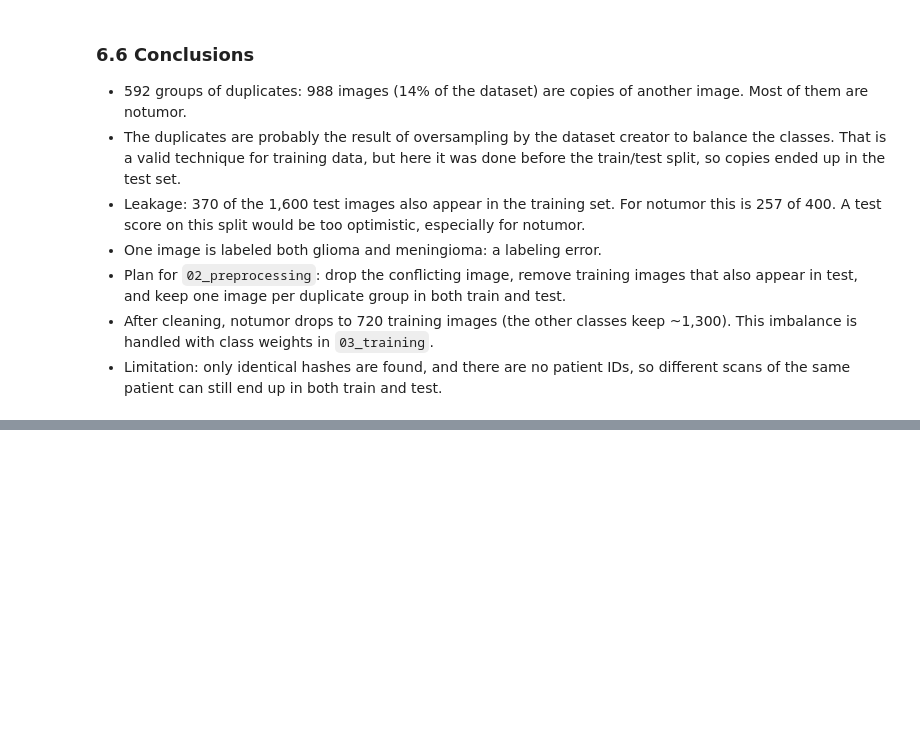
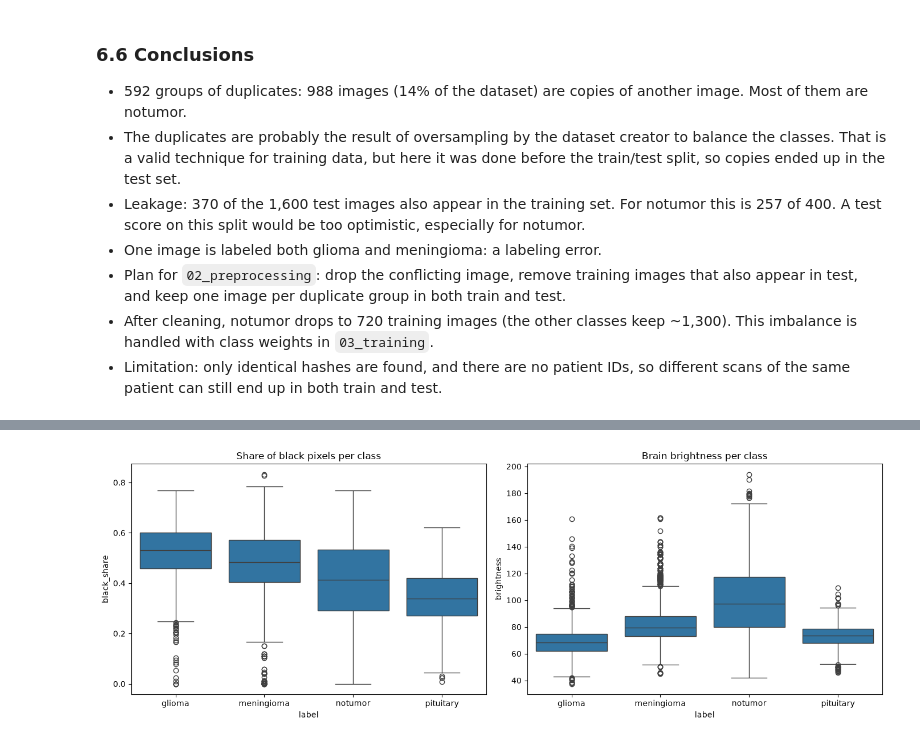
Before and after one commit to brieq/brain-tumor-mri-classification, a Jupyter notebook: notebooks/01_eda.ipynb, the cells around one changed output, grey strips where cells are left out. Drawn from its saved outputs; the diff is of its cells as text; code cells hidden in the pictures; blank space fills up the shorter version.

Commit message:
EDA: brightness and black border per class
A third to half of each image is black border; notumor is clearly brighter.

Co-Authored-By: Claude Opus 5.5 <noreply@anthropic.com>

```diff
--- a/notebooks/01_eda.ipynb
+++ b/notebooks/01_eda.ipynb
@@ -290,0 +298,12 @@ plt.show()
+# %%
+black_share = np.zeros(len(paths))
+brightness = np.zeros(len(paths))
+
+for i, p in enumerate(tqdm(paths)):
+    img = np.asarray(Image.open(p).convert("L"))
+    black_share[i] = (img < 15).mean()
+    brightness[i] = img[img >= 15].mean()
+
+df["black_share"] = black_share
+df["brightness"] = brightness
+df[["path", "label", "black_share", "brightness"]].head()
@@ -290,0 +328,10 @@ plt.show()
+# %%
+fig, axes = plt.subplots(1, 2, figsize=(14, 5))
+sns.boxplot(data=df, x="label", y="black_share", ax=axes[0])
+axes[0].set_title("Share of black pixels per class")
+sns.boxplot(data=df, x="label", y="brightness", ax=axes[1])
+axes[1].set_title("Brain brightness per class")
+plt.tight_layout()
+plt.show()
+# %% [output]
+[figure, added]
```
Also changed, not shown: parts of 5 cells of this notebook.
